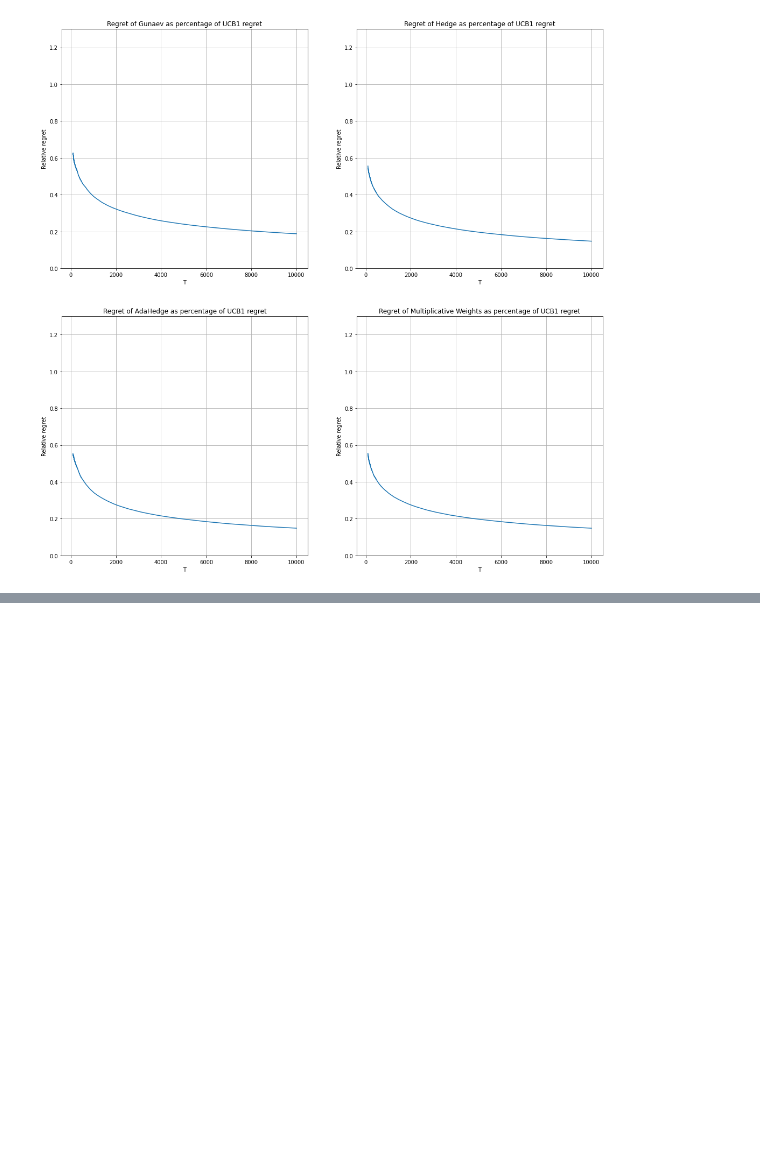
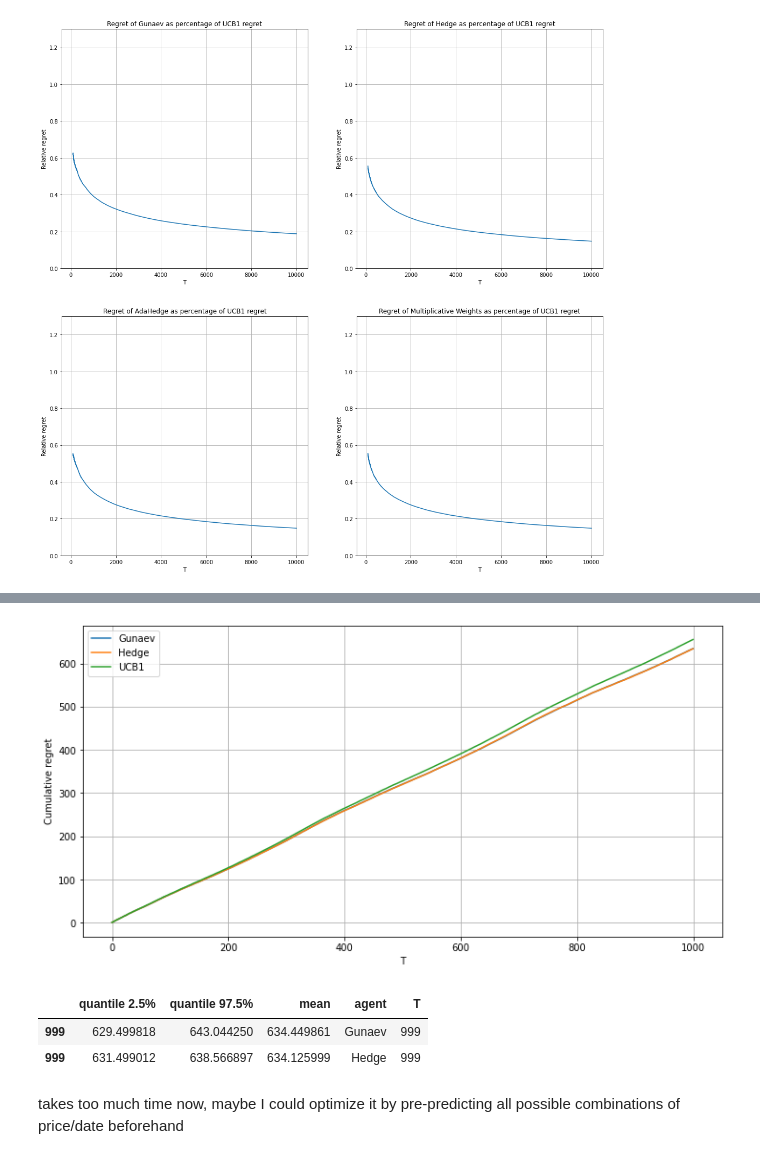
Before and after one commit to thxi/hse_thesis, a Jupyter notebook: notebooks/Pricing bandits.ipynb, the cells around one changed output, grey strips where cells are left out. Drawn from its saved outputs; the diff is of its cells as text; code cells hidden in the pictures; blank space fills up the shorter version.

```diff
--- a/notebooks/Pricing bandits.ipynb
+++ b/notebooks/Pricing bandits.ipynb
@@ -244,0 +275,23 @@ seems like there is not noticeable difference between the aggregating algorithms
+# %%
+lr_models = [
+    SimpleLinearRegressor(0, 0),
+    SimpleLinearRegressor(0, 0, x_transform=np.log),
+    SimpleLinearRegressor(0, 0, x_transform=np.log, y_transform=np.log1p, y_inv_transform=np.expm1),
+    SimpleLinearRegressor(0, 0, x_transform=lambda x: 1/x),
+]
+gunaev_agg_alg = SimpleMeanAggregatingAlgorithm(lr_models)
+hedge_agg_alg = Hedge(lr_models)
+adahedge_agg_alg = AdaHedge(lr_models)
+multw_agg_alg = MultiplicativeWeights(lr_models, eta=0.5)
+
+agent_funcs = [
+    ("UCB1", lambda env: UCB1Agent(alpha=alpha, num_arms=env.action_space.n, reward_normalization=2*p_max)),
+#     ("SLRAgent", lambda env: SLRAgent(alpha=alpha, action_to_price=env.action_to_price)),
+    ("Gunaev", lambda env: deepcopy(AggregatingAgent(aggregating_algorithm=gunaev_agg_alg, alpha=alpha, action_to_price=env.action_to_price))),
+    ("Hedge", lambda env: deepcopy(AggregatingAgent(aggregating_algorithm=hedge_agg_alg, alpha=alpha, action_to_price=env.action_to_price))),
+#     ("AdaHedge", lambda env: deepcopy(AggregatingAgent(aggregating_algorithm=adahedge_agg_alg, alpha=alpha, action_to_price=env.action_to_price))),
+#     ("Multiplicative Weights", lambda env: deepcopy(AggregatingAgent(aggregating_algorithm=multw_agg_alg, alpha=alpha, action_to_price=env.action_to_price))),
+]
+
+Ns = np.arange(N_SIMULATIONS)
+combinations = list(itertools.product(Ns, agent_funcs))
@@ -244,0 +305,8 @@ seems like there is not noticeable difference between the aggregating algorithms
+# %%
+n_jobs = 8
+verbose = False
+
+results = Parallel(n_jobs=n_jobs, backend='loky', verbose=verbose)(
+    delayed(simulate_agent)(T, K, agent_tuple, n_simulation) for n_simulation, agent_tuple in tqdm(combinations))
+# %%
+results_df = pd.DataFrame(results, columns=['simulation', 'algorithm', 'regret'])
@@ -244,0 +322,12 @@ seems like there is not noticeable difference between the aggregating algorithms
+# %%
+agent_to_regret = results_df.groupby('algorithm').apply(lambda x: np.array(x['regret'].to_list())).to_dict()
+# %%
+fig,axs=plt.subplots(figsize=(12, 6))
+ts = np.arange(T)
+for name, regret in agent_to_regret.items():
+    sns.lineplot(x=ts, y=np.mean(regret, axis=0), label=name)
+plt.xlabel('T')
+plt.ylabel('Cumulative regret')
+plt.grid();
+# %% [output]
+[figure, added]
@@ -244,0 +351,8 @@ seems like there is not noticeable difference between the aggregating algorithms
+# %%
+quantile_df[quantile_df['T'] == 999]
+# %% [output]
+|  | quantile 2.5% | quantile 97.5% | mean | agent | T |
+| 999 | 629.499818 | 643.044250 | 634.449861 | Gunaev | 999 |
+| 999 | 631.499012 | 638.566897 | 634.125999 | Hedge | 999 |
+# %% [markdown]
+takes too much time now, maybe I could optimize it by pre-predicting all possible combinations of price/date beforehand
```
Also changed, not shown: parts of 32 cells of this notebook, 3 other files.
